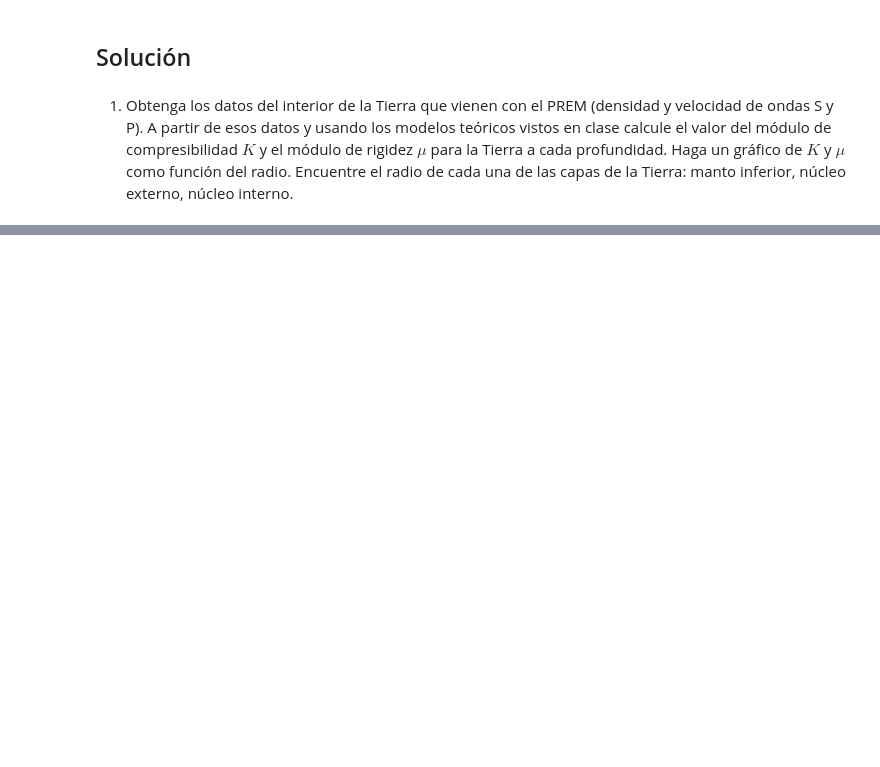
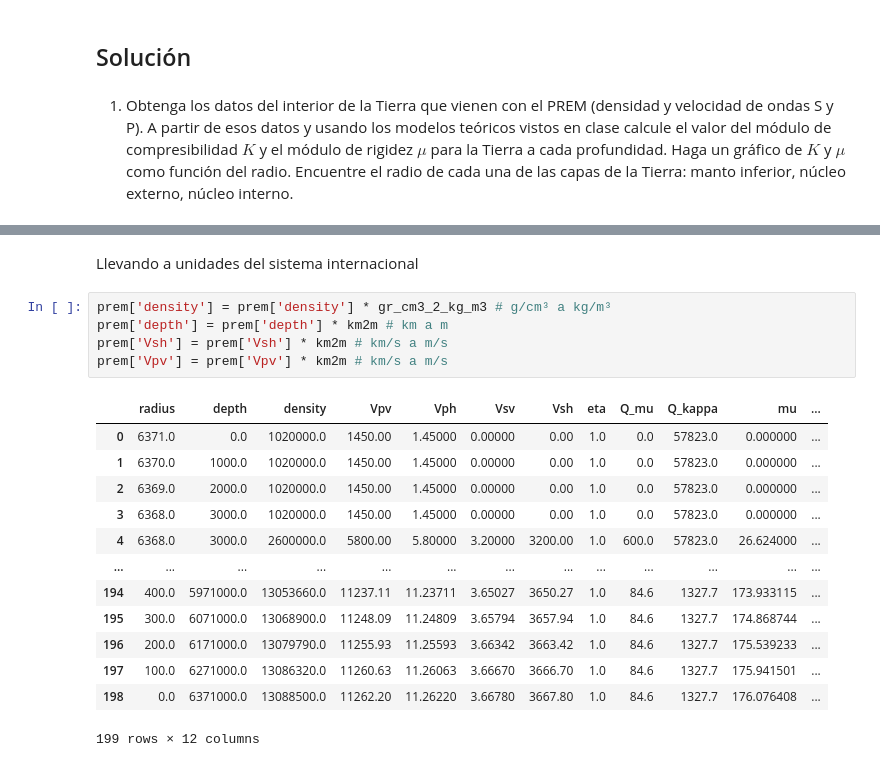
Before and after one commit to andromedalactea/Continuus_Mechanics, a Jupyter notebook: Homeworks/MCON_Tarea4_SismologiaInteriorPlanetario.ipynb, the cells around one changed output, grey strips where cells are left out. Saved outputs shown, nothing was run; the diff lists cells and outputs as text; blank space fills up the shorter version.

```diff
--- a/Homeworks/MCON_Tarea4_SismologiaInteriorPlanetario.ipynb
+++ b/Homeworks/MCON_Tarea4_SismologiaInteriorPlanetario.ipynb
@@ -111,0 +125,21 @@ from sympy import symbols, Eq, solve
+# %% [markdown]
+Llevando a unidades del sistema internacional
+# %%
+prem['density'] = prem['density'] * gr_cm3_2_kg_m3 # g/cm³ a kg/m³
+prem['depth'] = prem['depth'] * km2m # km a m
+prem['Vsh'] = prem['Vsh'] * km2m # km/s a m/s
+prem['Vpv'] = prem['Vpv'] * km2m # km/s a m/s
+# %% [output]
+|  | radius | depth | density | Vpv | Vph | Vsv | Vsh | eta | Q_mu | Q_kappa | mu | ... |
+| 0 | 6371.0 | 0.0 | 1020000.0 | 1450.00 | 1.45000 | 0.00000 | 0.00 | 1.0 | 0.0 | 57823.0 | 0.000000 | ... |
+| 1 | 6370.0 | 1000.0 | 1020000.0 | 1450.00 | 1.45000 | 0.00000 | 0.00 | 1.0 | 0.0 | 57823.0 | 0.000000 | ... |
+| 2 | 6369.0 | 2000.0 | 1020000.0 | 1450.00 | 1.45000 | 0.00000 | 0.00 | 1.0 | 0.0 | 57823.0 | 0.000000 | ... |
+| 3 | 6368.0 | 3000.0 | 1020000.0 | 1450.00 | 1.45000 | 0.00000 | 0.00 | 1.0 | 0.0 | 57823.0 | 0.000000 | ... |
+| 4 | 6368.0 | 3000.0 | 2600000.0 | 5800.00 | 5.80000 | 3.20000 | 3200.00 | 1.0 | 600.0 | 57823.0 | 26.624000 | ... |
+| ... | ... | ... | ... | ... | ... | ... | ... | ... | ... | ... | ... | ... |
+| 194 | 400.0 | 5971000.0 | 13053660.0 | 11237.11 | 11.23711 | 3.65027 | 3650.27 | 1.0 | 84.6 | 1327.7 | 173.933115 | ... |
+| 195 | 300.0 | 6071000.0 | 13068900.0 | 11248.09 | 11.24809 | 3.65794 | 3657.94 | 1.0 | 84.6 | 1327.7 | 174.868744 | ... |
+| 196 | 200.0 | 6171000.0 | 13079790.0 | 11255.93 | 11.25593 | 3.66342 | 3663.42 | 1.0 | 84.6 | 1327.7 | 175.539233 | ... |
+| 197 | 100.0 | 6271000.0 | 13086320.0 | 11260.63 | 11.26063 | 3.66670 | 3666.70 | 1.0 | 84.6 | 1327.7 | 175.941501 | ... |
+| 198 | 0.0 | 6371000.0 | 13088500.0 | 11262.20 | 11.26220 | 3.66780 | 3667.80 | 1.0 | 84.6 | 1327.7 | 176.076408 | ... |
+199 rows × 12 columns
```
Also changed, not shown: parts of 9 cells of this notebook.
